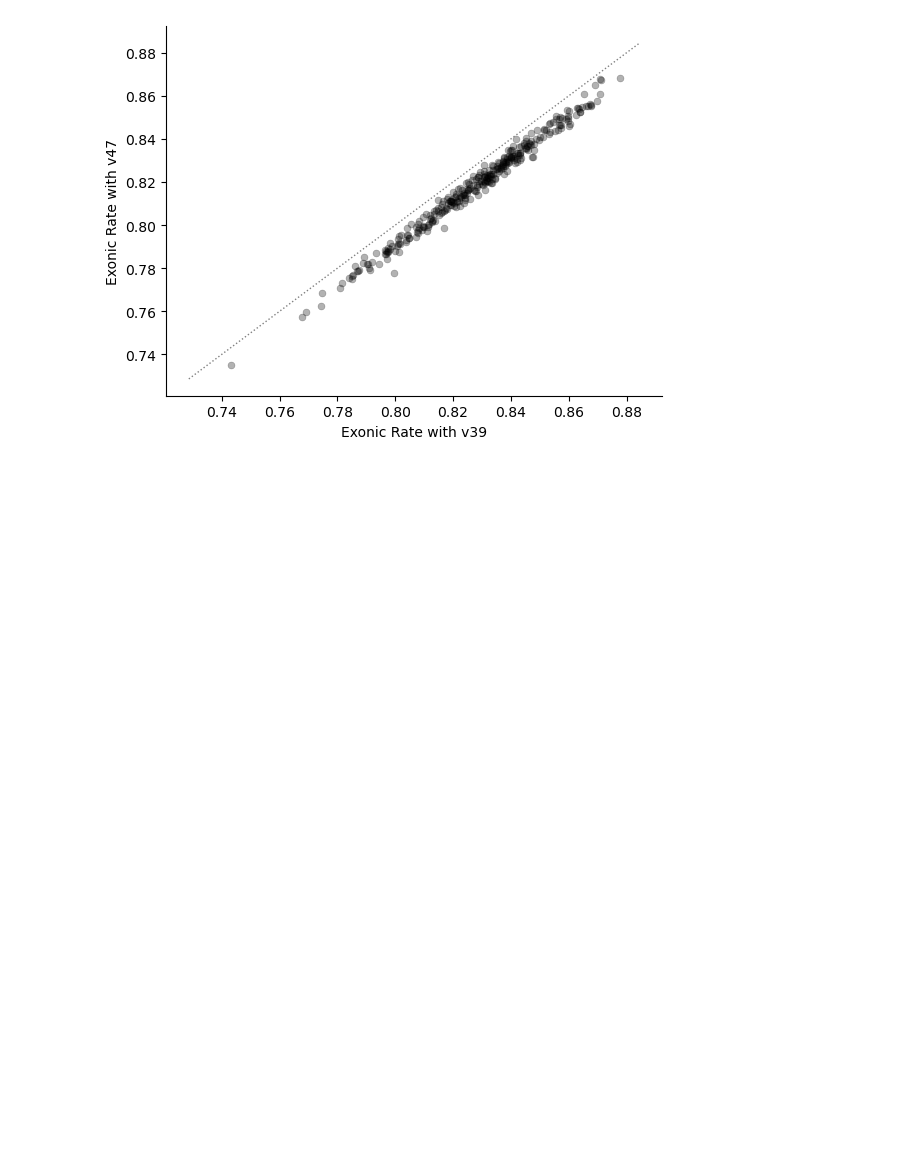
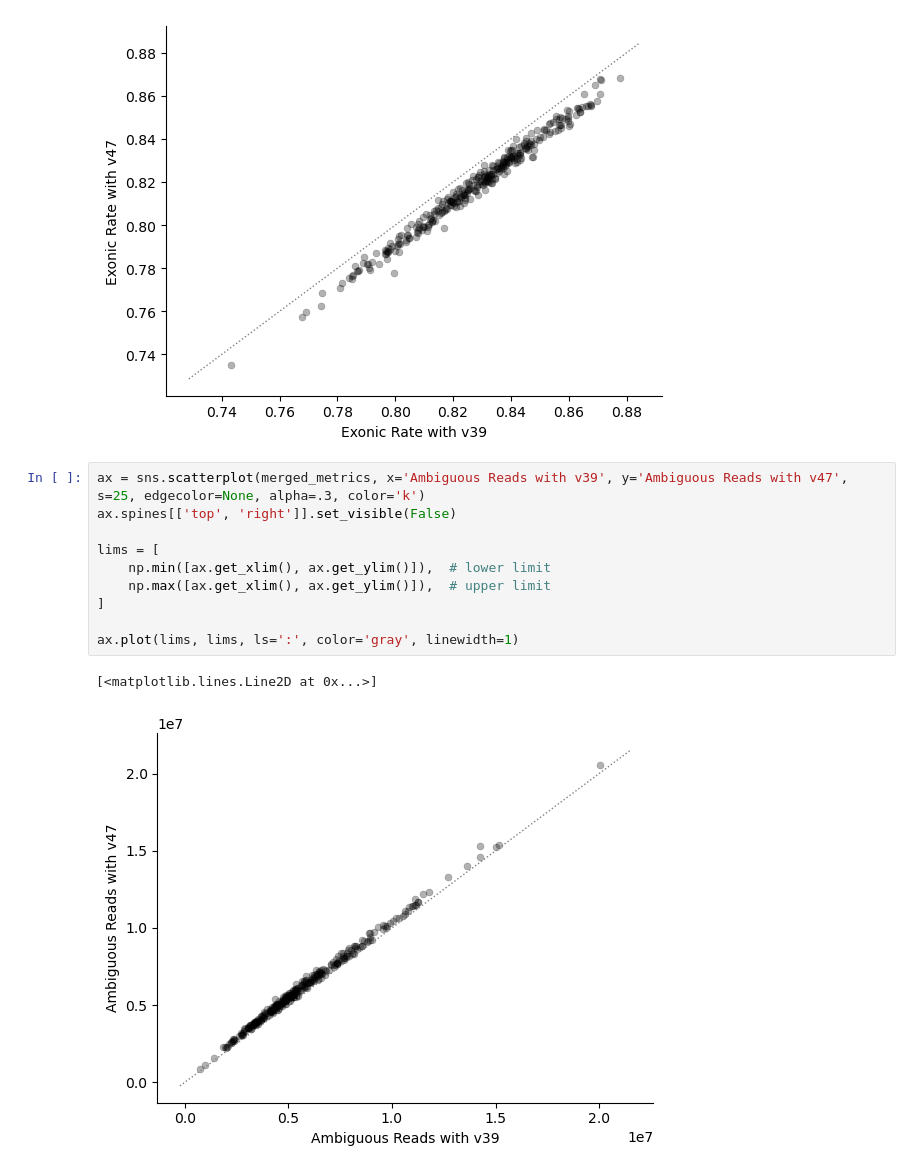
Before and after one commit to danielnachun/gtex-gencode47, a Jupyter notebook: notebooks/rnaseqc_metrics.ipynb, the cells around one changed output. Saved outputs shown, nothing was run; the diff lists cells and outputs as text; blank space fills up the shorter version.

```diff
--- a/notebooks/rnaseqc_metrics.ipynb
+++ b/notebooks/rnaseqc_metrics.ipynb
@@ -55,3 +75,16 @@ ax.plot(lims, lims, ls=':', color='gray', linewidth=1)
 # %% [output]
 [<matplotlib.lines.Line2D at 0x...>]
 [figure]
+# %%
+ax = sns.scatterplot(merged_metrics, x='Ambiguous Reads with v39', y='Ambiguous Reads with v47', s=25, edgecolor=None, alpha=.3, color='k')
+ax.spines[['top', 'right']].set_visible(False)
+
+lims = [
+    np.min([ax.get_xlim(), ax.get_ylim()]),  # lower limit
+    np.max([ax.get_xlim(), ax.get_ylim()]),  # upper limit
+]
+
+ax.plot(lims, lims, ls=':', color='gray', linewidth=1)
+# %% [output]
+[<matplotlib.lines.Line2D at 0x...>]
+[figure, added]
```
Also changed, not shown: parts of 12 cells of this notebook, 1 other file.
